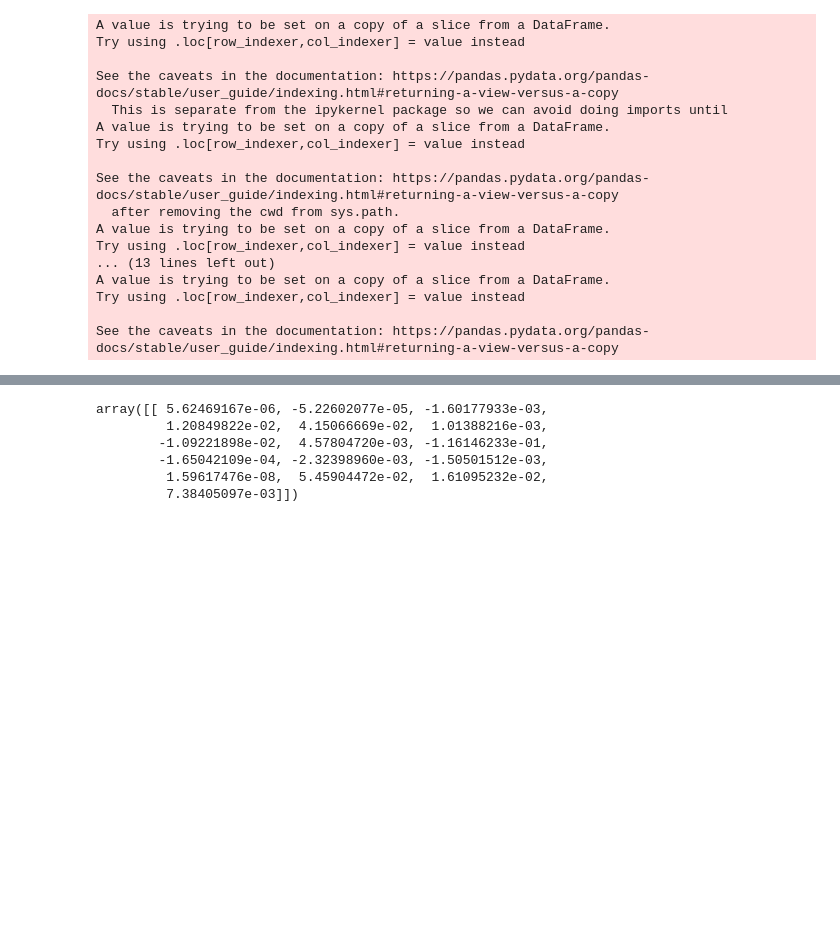
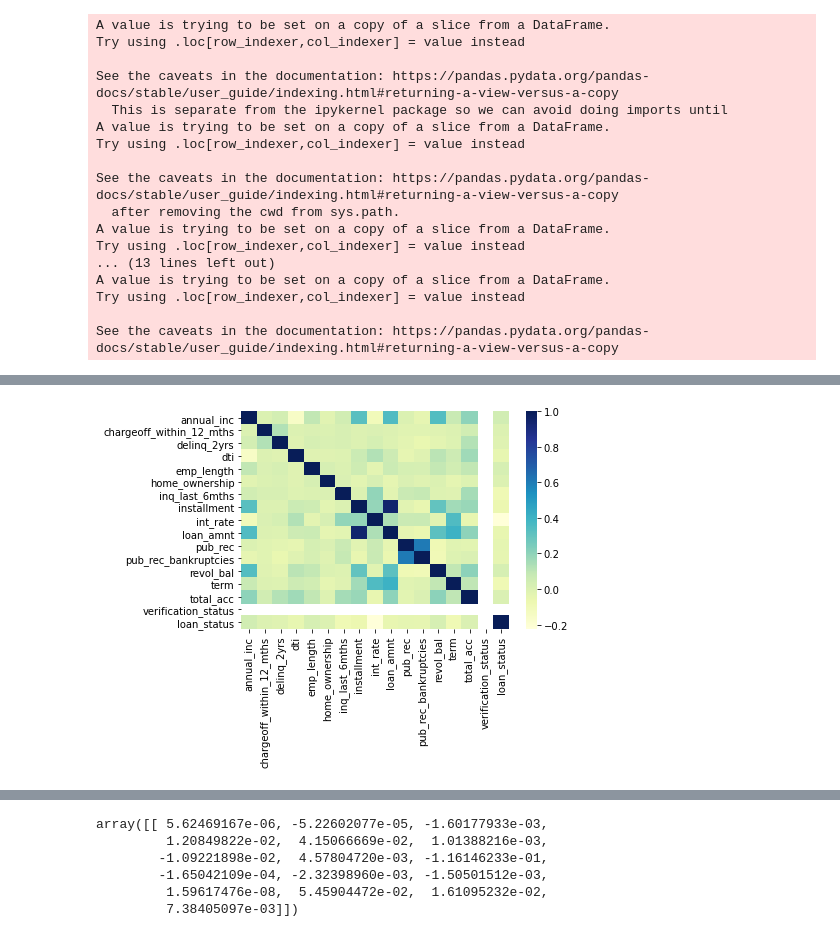
Before and after one commit to MarlonFacey/LoanDataLogReg, a Jupyter notebook: Loan Data EDA.ipynb, the cells around one changed output, grey strips where cells are left out. Drawn from its saved outputs; the diff is of its cells as text; code cells hidden in the pictures; blank space fills up the shorter version.

```diff
--- a/Loan Data EDA.ipynb
+++ b/Loan Data EDA.ipynb
@@ -71,0 +91,6 @@ See the caveats in the documentation: https://pandas.pydata.org/pandas-docs/stab
+# %%
+corrMatrix = df.corr()
+sn.heatmap(corrMatrix, cmap="YlGnBu")
+plt.show()
+# %% [output]
+[figure, added]
```
Also changed, not shown: parts of 13 cells of this notebook.
